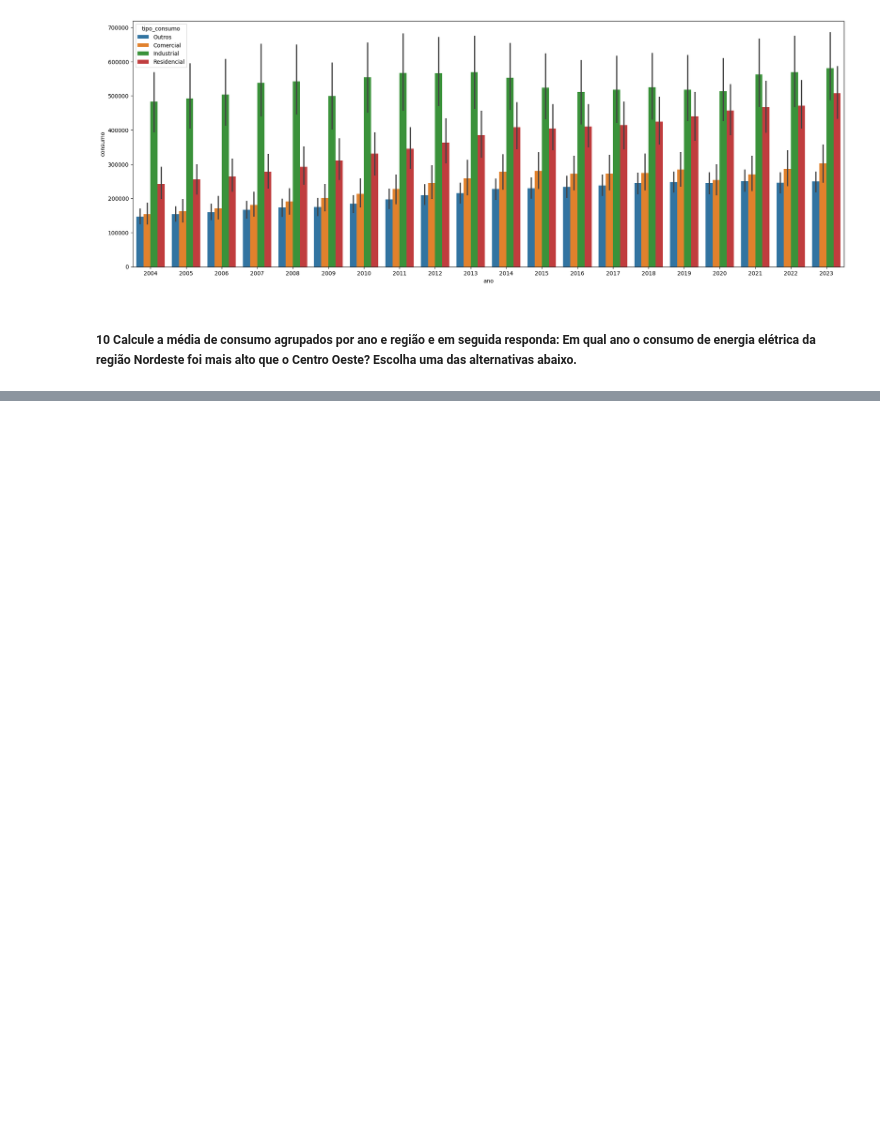
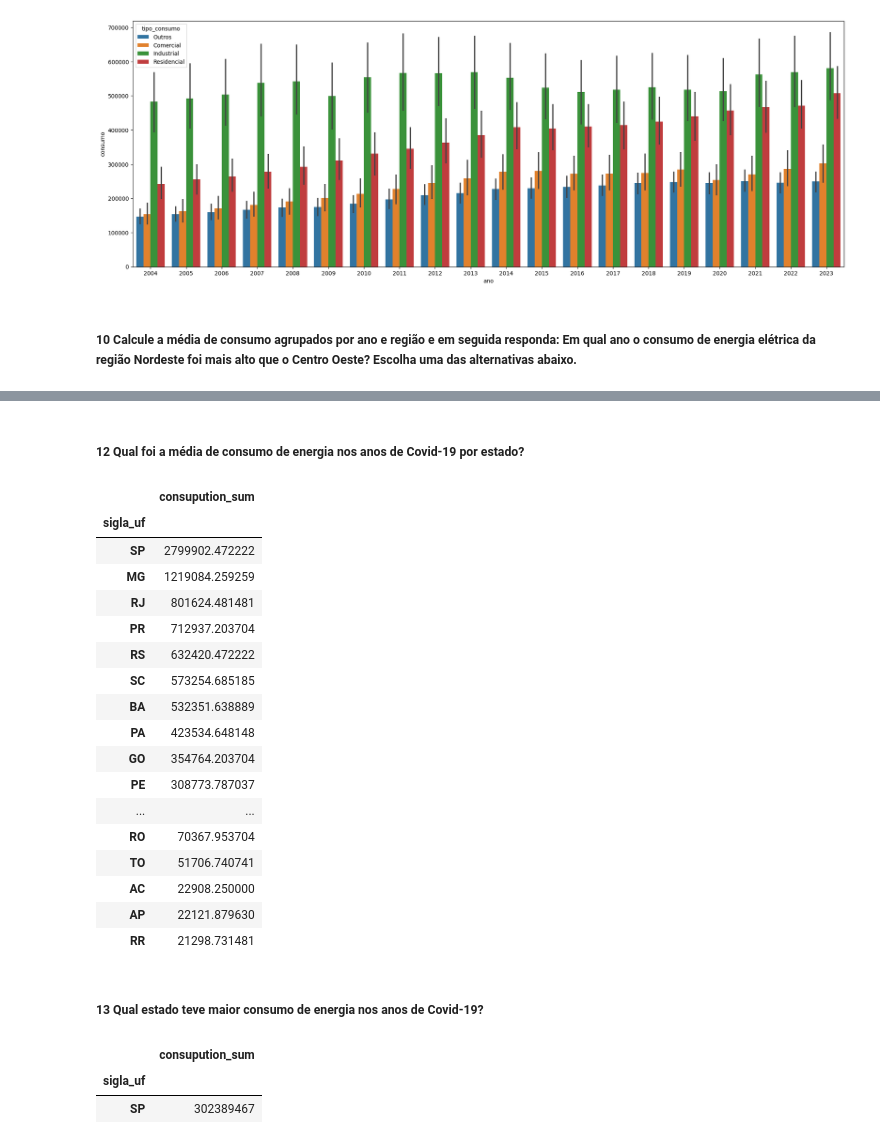
Before and after one commit to pbelfort/trabalho_ciencia_de_dados, a Jupyter notebook: notebook/tp.ipynb, the cells around one changed output, grey strips where cells are left out. Drawn from its saved outputs; the diff is of its cells as text; code cells hidden in the pictures; blank space fills up the shorter version.

```diff
--- a/notebook/tp.ipynb
+++ b/notebook/tp.ipynb
@@ -282,0 +349,45 @@ sns.barplot(data= processed_dataset,
+# %% [markdown]
+##### 12 Qual foi a média de consumo de energia nos anos de Covid-19 por estado?
+# %%
+covid_filter = processed_dataset.query("ano == 2020 and mes >= 2 or ano == 2021 or ano == 2022 and mes <= 4")
+
+covid_filter.groupby('sigla_uf').agg(
+    consupution_sum = ('consumo','mean')
+    ).sort_values(
+        by = 'consupution_sum',
+        ascending=False
+        )
+# %% [output]
+|  | consupution_sum |
+| sigla_uf |  |
+| SP | 2799902.472222 |
+| MG | 1219084.259259 |
+| RJ | 801624.481481 |
+| PR | 712937.203704 |
+| RS | 632420.472222 |
+| SC | 573254.685185 |
+| BA | 532351.638889 |
+| PA | 423534.648148 |
+| GO | 354764.203704 |
+| PE | 308773.787037 |
+| ... | ... |
+| RO | 70367.953704 |
+| TO | 51706.740741 |
+| AC | 22908.250000 |
+| AP | 22121.879630 |
+| RR | 21298.731481 |
+# %% [markdown]
+##### 13 Qual estado teve maior consumo de energia nos anos de Covid-19?
+# %%
+covid_filter = processed_dataset.query("ano == 2020 and mes >= 2 or ano == 2021 or ano == 2022 and mes <= 4")
+
+covid_filter.groupby('sigla_uf').agg(
+    consupution_sum = ('consumo',sum)
+    ).sort_values(
+        by = 'consupution_sum',
+        ascending=False
+        ).head(1)
+# %% [output]
+|  | consupution_sum |
+| sigla_uf |  |
+| SP | 302389467 |
```
Also changed, not shown: parts of 12 cells of this notebook.
